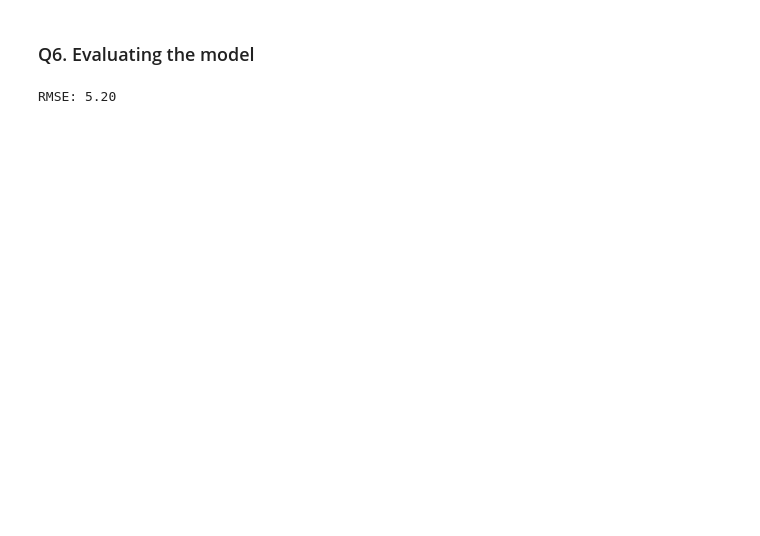
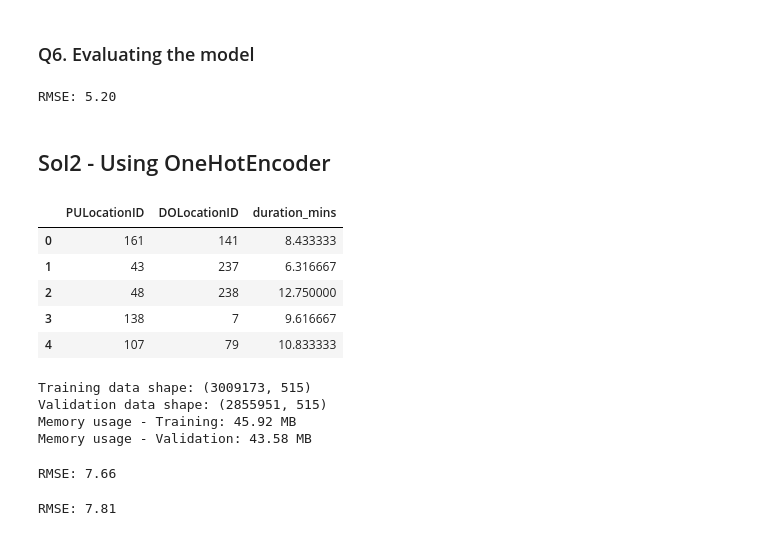
Before and after one commit to SkySssw/MLOps-Zoomcamp, a Jupyter notebook: 01-intro/homework-1.ipynb, the cells around one changed output. Drawn from its saved outputs; the diff is of its cells as text; code cells hidden in the pictures; blank space fills up the shorter version.

Commit message:
update solution 2

```diff
--- a/01-intro/homework-1.ipynb
+++ b/01-intro/homework-1.ipynb
@@ -165,3 +165,43 @@ rmse = np.sqrt(mean_squared_error(y_feb_test, y_feb_predict))
 print(f"RMSE: {rmse:.2f}")
 # %% [output]
 RMSE: 5.20
+# %% [markdown]
+## Sol2 - Using OneHotEncoder
+# %%
+# solution 2 using one-hot encoding
+def process_target_sol2(data):
+    data['PULocationID'] = data['PULocationID'].astype(str)
+    data['DOLocationID'] = data['DOLocationID'].astype(str)
+    # data['PU_to_DO'] = data['PULocationID']+'_'+data['DOLocationID']
+    return data[['PULocationID', 'DOLocationID', 'duration_mins']]
+# Get data
+train_df = process_target_sol2(data_jan)
+val_df = process_target_sol2(data_feb)
+# %%
+train_df.head()
+# %% [output]
+|  | PULocationID | DOLocationID | duration_mins |
+| 0 | 161 | 141 | 8.433333 |
+| 1 | 43 | 237 | 6.316667 |
+| 2 | 48 | 238 | 12.750000 |
+| 3 | 138 | 7 | 9.616667 |
+| 4 | 107 | 79 | 10.833333 |
+# %%
+# Use OneHotEncoder with sparse output to save memory
+ohe = OneHotEncoder(sparse_output=True, handle_unknown='ignore')
+
+# Fit on training data and transform both train and validation
+X_train_encoded = ohe.fit_transform(train_df[['PULocationID', 'DOLocationID']])
+X_val_encoded = ohe.transform(val_df[['PULocationID', 'DOLocationID']])
+
+# Get target variables
+y_train_2 = train_df['duration_mins'].values
+y_val_2 = val_df['duration_mins'].values
+
+print(f"Training data shape: {X_train_encoded.shape}")
+print(f"Validation data shape: {X_val_encoded.shape}")
+# %% [output]
+Training data shape: (3009173, 515)
+Validation data shape: (2855951, 515)
+Memory usage - Training: 45.92 MB
+Memory usage - Validation: 43.58 MB
@@ -167,0 +210,16 @@ RMSE: 5.20
+# %%
+lr = LinearRegression()
+model = lr.fit(X_train, y_train)
+y_pred = model.predict(X_test)
+# Calculate RMSE
+rmse = np.sqrt(mean_squared_error(y_test, y_pred))
+print(f"RMSE: {rmse:.2f}")
+# %% [output]
+RMSE: 7.66
+# %%
+y_val_2_predict = model.predict(X_val_encoded)
+# Calculate RMSE
+rmse = np.sqrt(mean_squared_error(y_val_2, y_val_2_predict))
+print(f"RMSE: {rmse:.2f}")
+# %% [output]
+RMSE: 7.81
```
Also changed, not shown: parts of 9 cells of this notebook.
